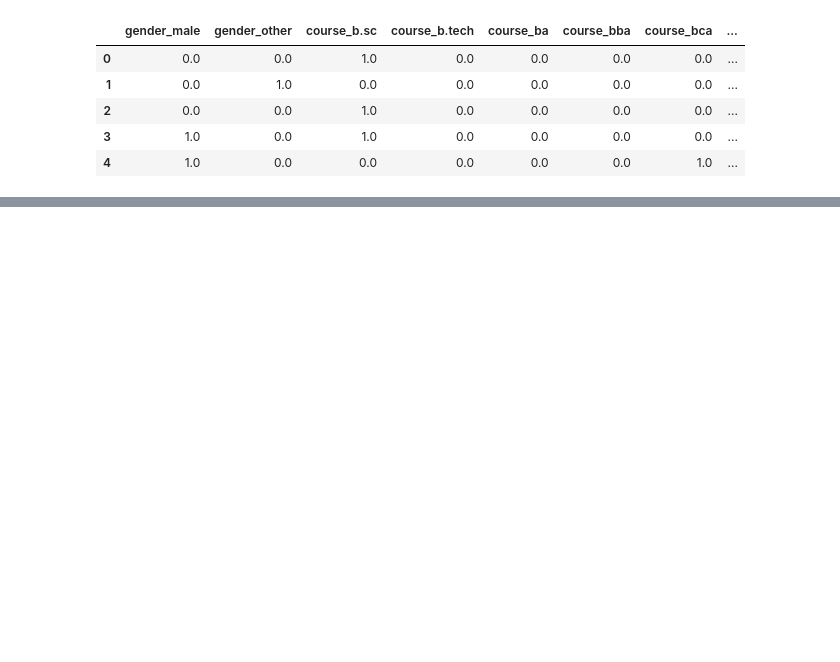
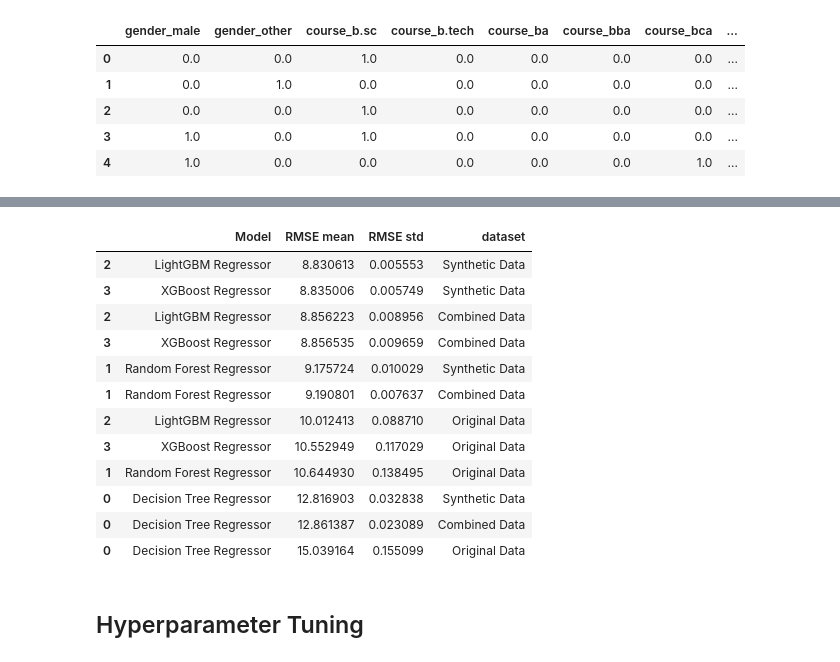
Before and after one commit to BahriDogru/Predicting-Student-Test-Scores-KCPS-S6E1, a Jupyter notebook: main.ipynb, the cells around one changed output, grey strips where cells are left out. Cells and saved outputs as stored; diff of their text form; code cells hidden in the pictures; blank space fills up the shorter version.

```diff
--- a/main.ipynb
+++ b/main.ipynb
@@ -38,6 +62,3 @@ data2.head()
 | 2 | 3 | 22 | male | b.sc | 7.88 | 76.8 | yes | 8.5 | ... |
 | 3 | 4 | 20 | other | diploma | 0.67 | 48.4 | yes | 5.8 | ... |
 | 4 | 5 | 20 | female | diploma | 0.89 | 71.6 | yes | 9.8 | ... |
-# %%
-data.drop("id", axis=1, inplace=True)
-data2.drop("student_id", axis=1, inplace=True)
@@ -95,22 +357,0 @@ X_train, X_val, y_train, y_val = train_test_split(X,y, test_size=0.2 , random_st
-# %%
-result = []
-random_s = 15
-models = {
-    "Decision Tree Regressor" : DecisionTreeRegressor(random_state=random_s),
-    "Random Forest Regressor" : RandomForestRegressor(n_jobs=-1, random_state=random_s),
-    "LightGBM Regressor": LGBMRegressor(random_state=random_s),
-    "XGBoost Regressor": XGBRegressor(eval_metric="rmse", objective="reg:squarederror")
-}
-
-for model_name, model in models.items():
-
-    scores = cross_val_score(model,
-                             X_train,
-                             y_train,
-                             cv=5,
-                             scoring="neg_root_mean_squared_error")
-
-    rmse = - scores
-    result.append({"Model":model_name,
-                   "RMSE mean": rmse.mean(),
-                   "RMSE std": rmse.std()})
@@ -142,0 +404,15 @@ pd.DataFrame(result).sort_values(by="RMSE mean")
+# %%
+datasets = {
+    'Synthetic Data' : Synt_data,
+    'Original Data' : original_data,
+    'Combined Data' : combined_data
+}
+
+all_results = []
+
+for name, data in datasets.items():
+    temp = choose_model(dataframe=data, target='exam_score')
+    temp['dataset'] = name
+    all_results.append(temp)
+
+final_results = pd.concat(all_results, ignore_index=False)
@@ -142,0 +437,18 @@ pd.DataFrame(result).sort_values(by="RMSE mean")
+# %%
+final_results.sort_values(by='RMSE mean')
+# %% [output]
+|  | Model | RMSE mean | RMSE std | dataset |
+| 2 | LightGBM Regressor | 8.830613 | 0.005553 | Synthetic Data |
+| 3 | XGBoost Regressor | 8.835006 | 0.005749 | Synthetic Data |
+| 2 | LightGBM Regressor | 8.856223 | 0.008956 | Combined Data |
+| 3 | XGBoost Regressor | 8.856535 | 0.009659 | Combined Data |
+| 1 | Random Forest Regressor | 9.175724 | 0.010029 | Synthetic Data |
+| 1 | Random Forest Regressor | 9.190801 | 0.007637 | Combined Data |
+| 2 | LightGBM Regressor | 10.012413 | 0.088710 | Original Data |
+| 3 | XGBoost Regressor | 10.552949 | 0.117029 | Original Data |
+| 1 | Random Forest Regressor | 10.644930 | 0.138495 | Original Data |
+| 0 | Decision Tree Regressor | 12.816903 | 0.032838 | Synthetic Data |
+| 0 | Decision Tree Regressor | 12.861387 | 0.023089 | Combined Data |
+| 0 | Decision Tree Regressor | 15.039164 | 0.155099 | Original Data |
+# %% [markdown]
+## Hyperparameter Tuning
```
Also changed, not shown: parts of 78 cells of this notebook, 18 other files.
